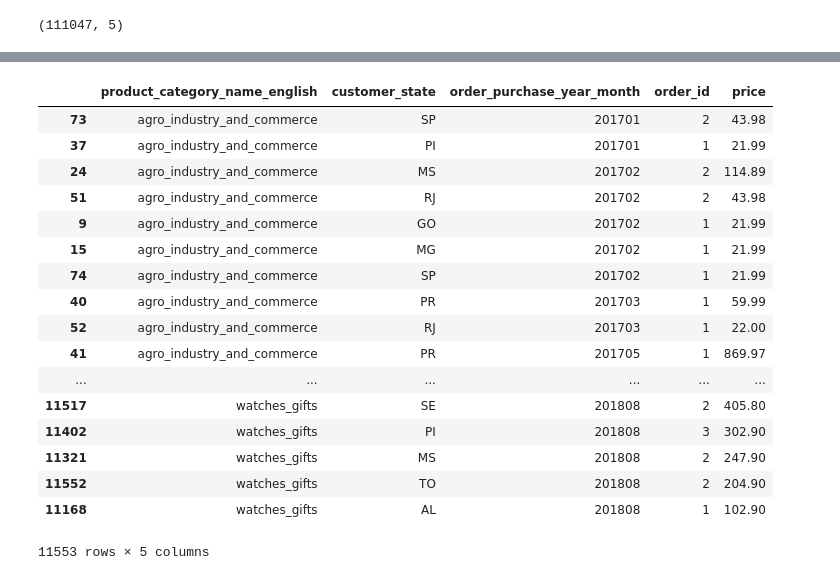
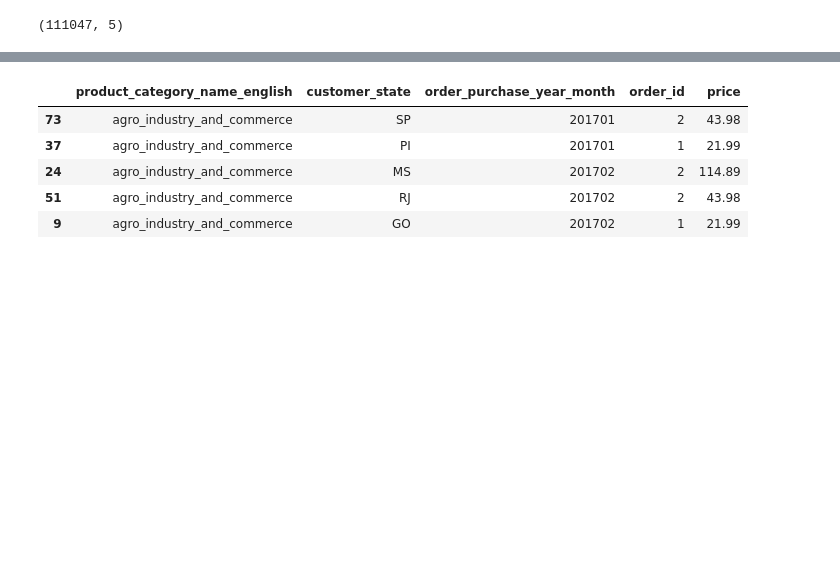
Before and after one commit to adarshrhegde/CS412_IML, a Jupyter notebook: Clustering_draft1.ipynb, the cells around one changed output, grey strips where cells are left out. Drawn from its saved outputs; the diff is of its cells as text; code cells hidden in the pictures; blank space fills up the shorter version.

```diff
--- a/Clustering_draft1.ipynb
+++ b/Clustering_draft1.ipynb
@@ -205,23 +193,11 @@ final_df
 # %%
 final_df = final_df.sort_values(['product_category_name_english', 'order_purchase_year_month', 'price'], ascending=[1, 1, 0])
-final_df
+final_df.head()
 # %% [output]
 |  | product_category_name_english | customer_state | order_purchase_year_month | order_id | price |
 | 73 | agro_industry_and_commerce | SP | 201701 | 2 | 43.98 |
 | 37 | agro_industry_and_commerce | PI | 201701 | 1 | 21.99 |
 | 24 | agro_industry_and_commerce | MS | 201702 | 2 | 114.89 |
 | 51 | agro_industry_and_commerce | RJ | 201702 | 2 | 43.98 |
 | 9 | agro_industry_and_commerce | GO | 201702 | 1 | 21.99 |
-| 15 | agro_industry_and_commerce | MG | 201702 | 1 | 21.99 |
-| 74 | agro_industry_and_commerce | SP | 201702 | 1 | 21.99 |
-| 40 | agro_industry_and_commerce | PR | 201703 | 1 | 59.99 |
-| 52 | agro_industry_and_commerce | RJ | 201703 | 1 | 22.00 |
-| 41 | agro_industry_and_commerce | PR | 201705 | 1 | 869.97 |
-| ... | ... | ... | ... | ... | ... |
-| 11517 | watches_gifts | SE | 201808 | 2 | 405.80 |
-| 11402 | watches_gifts | PI | 201808 | 3 | 302.90 |
-| 11321 | watches_gifts | MS | 201808 | 2 | 247.90 |
-| 11552 | watches_gifts | TO | 201808 | 2 | 204.90 |
-| 11168 | watches_gifts | AL | 201808 | 1 | 102.90 |
-11553 rows × 5 columns
 # %%
```
Also changed, not shown: parts of 2 cells of this notebook, 1 other file.
